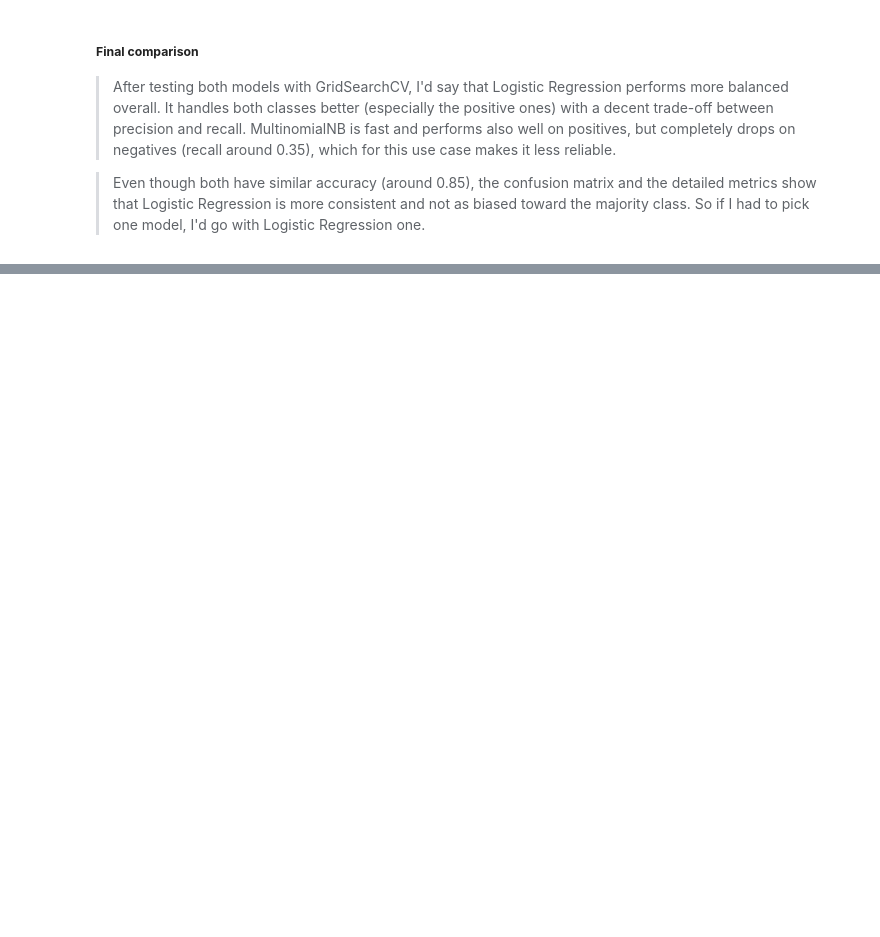
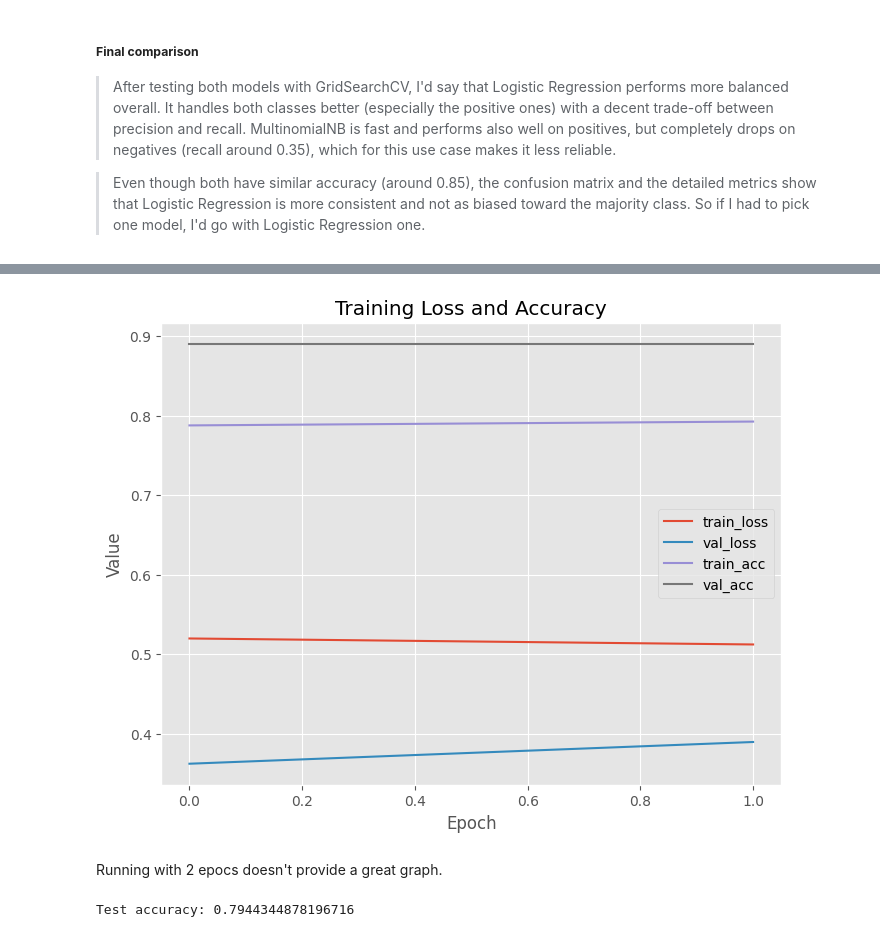
Before and after one commit to syllerim/nlp-lab, a Jupyter notebook: NLP_Assignment.ipynb, the cells around one changed output, grey strips where cells are left out. Cells and saved outputs as stored; diff of their text form; code cells hidden in the pictures; blank space fills up the shorter version.

Commit message:
Add DL LSTM training.

```diff
--- a/NLP_Assignment.ipynb
+++ b/NLP_Assignment.ipynb
@@ -1396,0 +1514,21 @@ Predicted sentiment: 0 (negative)
+# %%
+# # load history object
+with open("history_lstm.pkl", "rb") as f:
+  history = pickle.load(f)
+# %%
+# show accuracy y losses graphs
+plt.figure(figsize=(8,6))
+plt.plot(history['loss'], label='train_loss')
+plt.plot(history['val_loss'], label='val_loss')
+plt.plot(history['accuracy'], label='train_acc')
+plt.plot(history['val_accuracy'], label='val_acc')
+plt.title('Training Loss and Accuracy')
+plt.xlabel('Epoch')
+plt.ylabel('Value')
+plt.legend()
+plt.grid(True)
+plt.show()
+# %% [output]
+[figure, added]
+# %% [markdown]
+Running with 2 epocs doesn't provide a great graph.
@@ -1396,0 +1537,5 @@ Predicted sentiment: 0 (negative)
+# %%
+scores = model.evaluate(X_software_test_padded, y_sft_test, verbose=0)
+print("Test accuracy:", scores[1])
+# %% [output]
+Test accuracy: 0.7944344878196716
```
Also changed, not shown: parts of 18 cells of this notebook.
